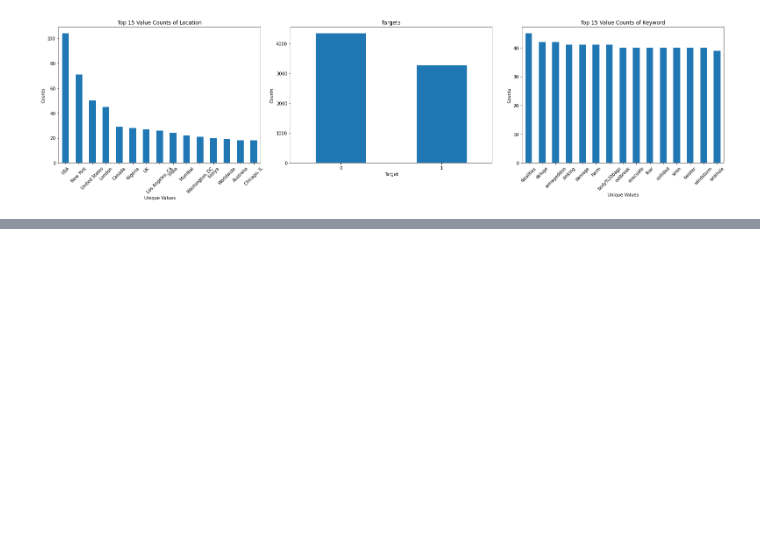
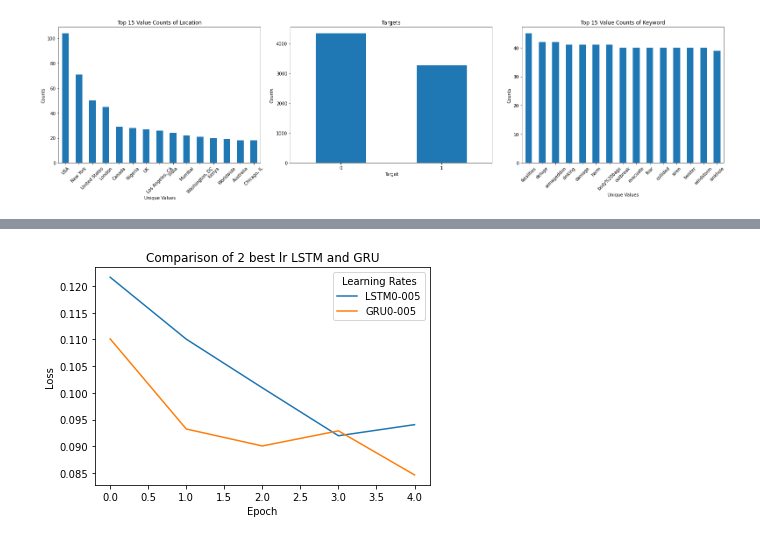
Before and after one commit to a01667155/DisasterTweets, a Jupyter notebook: DisasterTweets.ipynb, the cells around one changed output, grey strips where cells are left out. Cells and saved outputs as stored; diff of their text form; code cells hidden in the pictures; blank space fills up the shorter version.

```diff
--- a/DisasterTweets.ipynb
+++ b/DisasterTweets.ipynb
@@ -184,0 +286,12 @@ Epoch 4/4, Loss: 0.4789
+# %%
+for i, model_loss in enumerate(model_losses):
+    epochs = list(range(len(model_loss)))
+    if 'LSTM0-005' in model_name[i] or 'GRU0-005' in model_name[i]:
+        plt.plot(epochs, model_loss, label= model_name[i]) #plot the losses of the previous models
+plt.xlabel('Epoch')
+plt.ylabel('Loss')
+plt.title('Comparison of 2 best lr LSTM and GRU')
+plt.legend(title="Learning Rates")
+plt.show()
+# %% [output]
+[figure, added]
```
Also changed, not shown: parts of 24 cells of this notebook, 1 other file.
